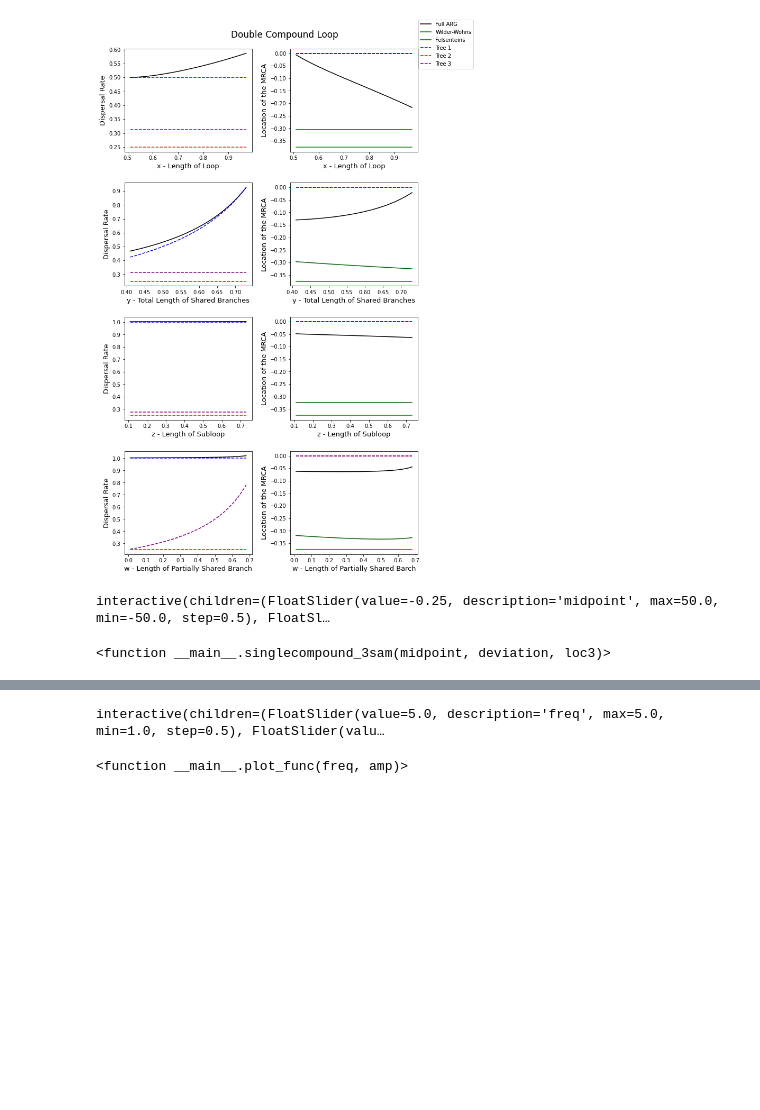
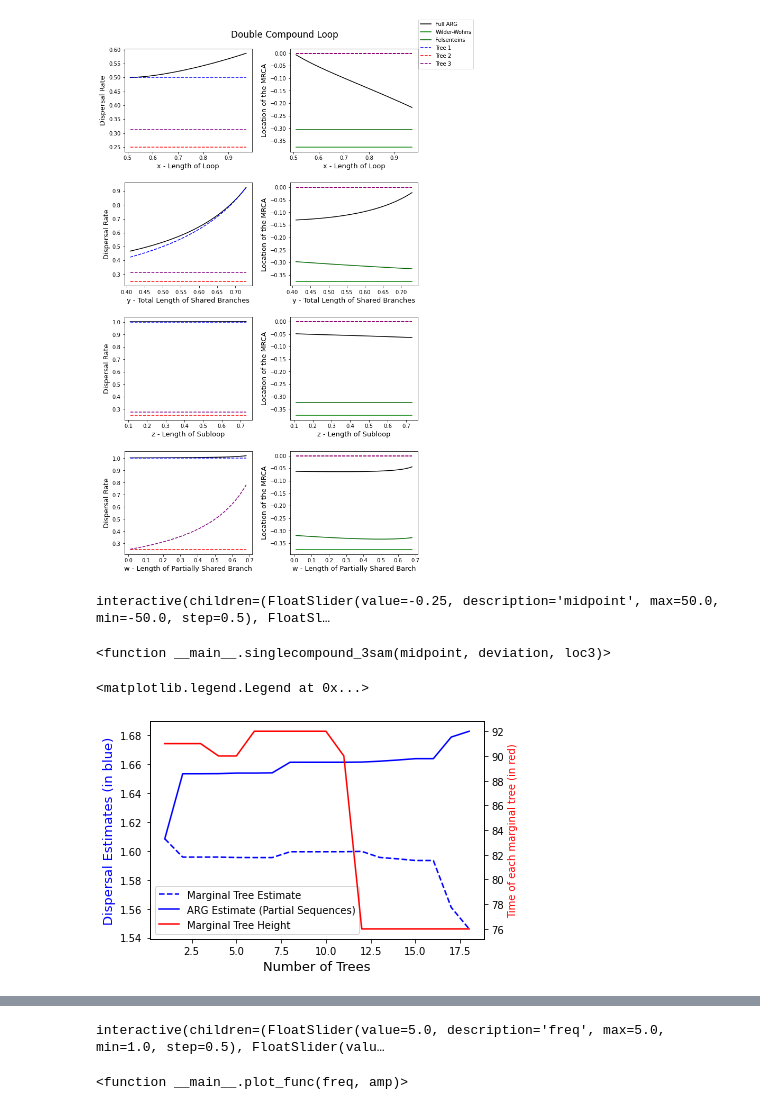
Before and after one commit to osmond-lab/sparg, a Jupyter notebook: Final 1/Toy_Examples.ipynb, the cells around one changed output, grey strips where cells are left out. Cells and saved outputs as stored; diff of their text form; code cells hidden in the pictures; blank space fills up the shorter version.

Commit message:
Effect of simplify on estimates

```diff
--- a/Final 1/Toy_Examples.ipynb
+++ b/Final 1/Toy_Examples.ipynb
@@ -626,3 +626,62 @@ interact(singlecompound_3sam, midpoint = widgets.FloatSlider(value=-0.25, min=-5
 # %% [output]
 interactive(children=(FloatSlider(value=-0.25, description='midpoint', max=50.0, min=-50.0, step=0.5), FloatSl…
 <function __main__.singlecompound_3sam(midpoint, deviation, loc3)>
+# %%
+ts_stack = msprime.sim_ancestry(
+        samples=10,
+        recombination_rate=1e-7,
+        sequence_length=2_000,
+        population_size=10_000,
+        record_full_arg=True,
+        # random_seed=9203
+    )
+
+tstables = ts_stack.dump_tables()
+loc_list = []
+for ind in tstables.individuals :
+    loc_list += [ [ np.random.uniform(-100,100) ] ]
+
+tstables.individuals.packset_location(np.array( loc_list ))
+tstables.sort()
+ts_stack = tstables.tree_sequence()
+
+sigma_list = []
+mu_list = []
+breakpoints = list(ts_stack.breakpoints())
+rng = range(1,len(breakpoints))
+
+# print(len(list(ts_stack.trees())))
+
+for i in rng:
+    # print(i)
+    ts = ts_stack.keep_intervals(np.array([[0,breakpoints[i]]]), simplify=False)
+    ts = ts.rtrim()
+    mu, sigma = SpARG.ARG_estimate(ts)
+    sigma_list += [sigma[0][0]]
+fig, ax = plt.subplots()
+
+mu_tree, sigma_tree = Tree_estimates(ts_stack)
+
+# for sig in sigma_tree:
+#     ax.axhline(y=sig, linestyle = 'dashed')
+
+
+ax2 = ax.twinx()
+
+lns3 = ax2.plot( rng, [ tree.roots[0] for tree in ts_stack.trees() ], color = 'red', label = 'Marginal Tree Height')
+lns1 = ax.plot(rng, sigma_tree, linestyle = 'dashed', label = 'Marginal Tree Estimate', color = 'blue')
+lns2 = ax.plot( rng,sigma_list, label = 'ARG Estimate (Partial Sequences)', color = 'blue' )
+
+
+ax2.set_ylabel('time of tree')
+ax.set_ylabel('Dispersal Estimates (in blue)', color = 'blue', fontsize = 13)
+ax.set_xlabel('Number of Trees', fontsize = 13)
+ax2.set_ylabel('Time of each marginal tree (in red)', color = 'red')
+
+lns = lns1+lns2+lns3
+# lns = lns1+lns2
+labs = [l.get_label() for l in lns]
+ax.legend(lns, labs, loc=0)
+# %% [output]
+<matplotlib.legend.Legend at 0x...>
+[figure, added]
```
Also changed, not shown: parts of 2 cells of this notebook, 2 other files.
